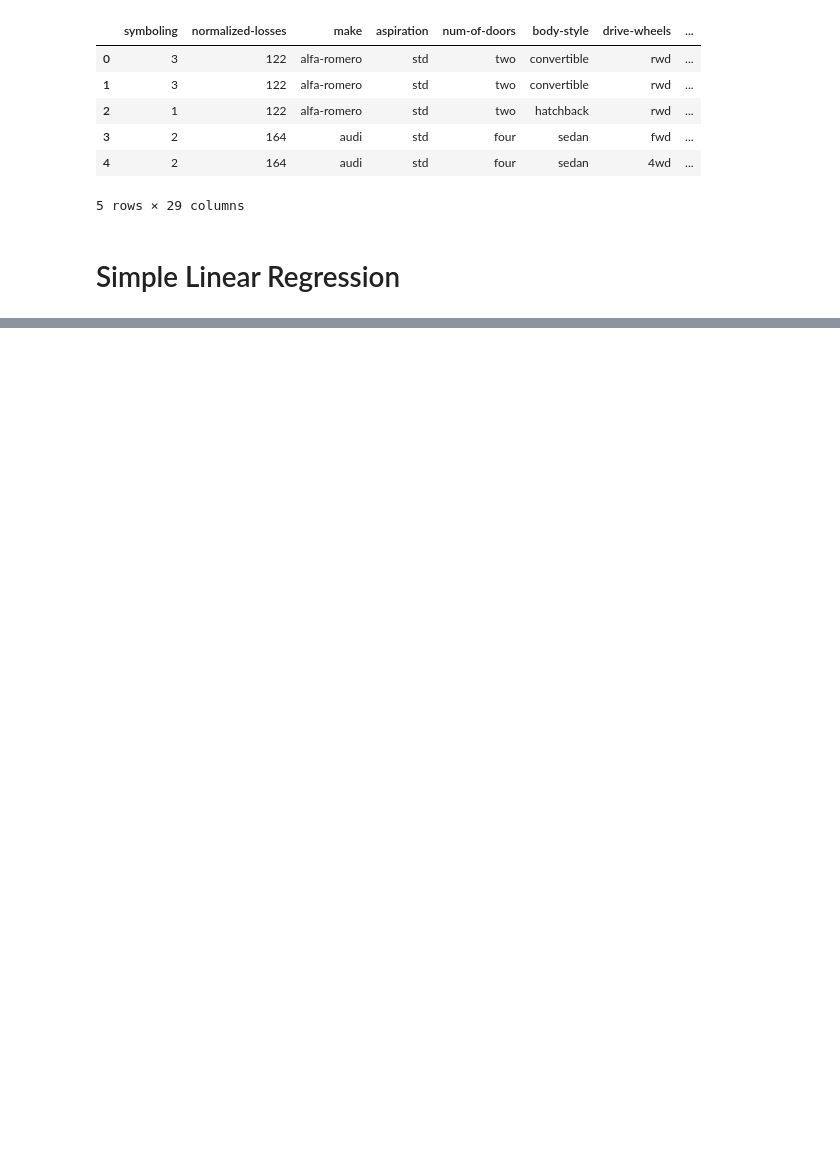
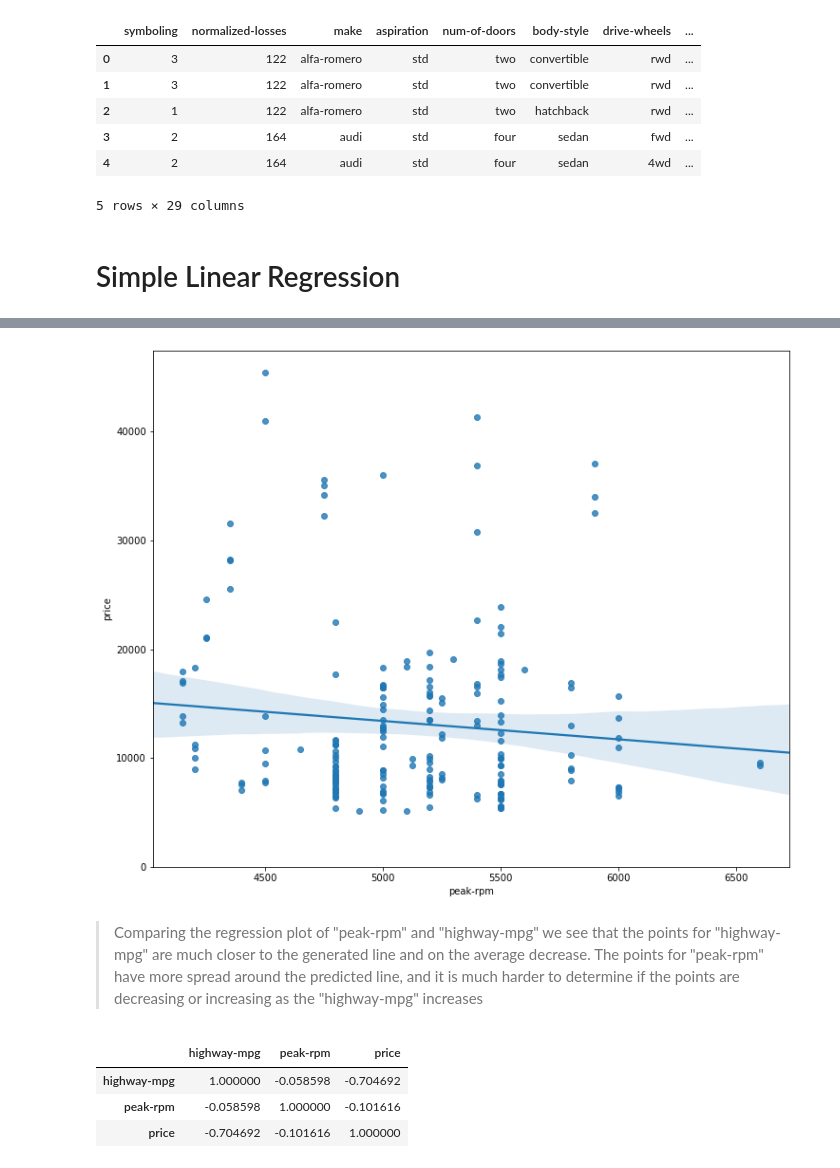
Before and after one commit to aymanibrahim/dapy, a Jupyter notebook: notebooks/04_Model_Development.ipynb, the cells around one changed output, grey strips where cells are left out. Saved outputs shown, nothing was run; the diff lists cells and outputs as text; code cells hidden in the pictures; blank space fills up the shorter version.

```diff
--- a/notebooks/04_Model_Development.ipynb
+++ b/notebooks/04_Model_Development.ipynb
@@ -31,0 +251,16 @@ df.head()
+# %%
+# visualize eak-rpm as potential predictor variable of price:
+plt.figure(figsize=(width, height))
+sns.regplot(x="peak-rpm", y="price", data=df)
+plt.ylim(0,);
+# %% [output]
+[figure, added]
+# %% [markdown]
+> Comparing the regression plot of "peak-rpm" and "highway-mpg" we see that the points for "highway-mpg" are much closer to the generated line and on the average decrease. The points for "peak-rpm" have more spread around the predicted line, and it is much harder to determine if the points are decreasing or increasing as the "highway-mpg" increases
+# %%
+df[['highway-mpg','peak-rpm','price']].corr()
+# %% [output]
+|  | highway-mpg | peak-rpm | price |
+| highway-mpg | 1.000000 | -0.058598 | -0.704692 |
+| peak-rpm | -0.058598 | 1.000000 | -0.101616 |
+| price | -0.704692 | -0.101616 | 1.000000 |
```
Also changed, not shown: parts of 117 cells of this notebook.
